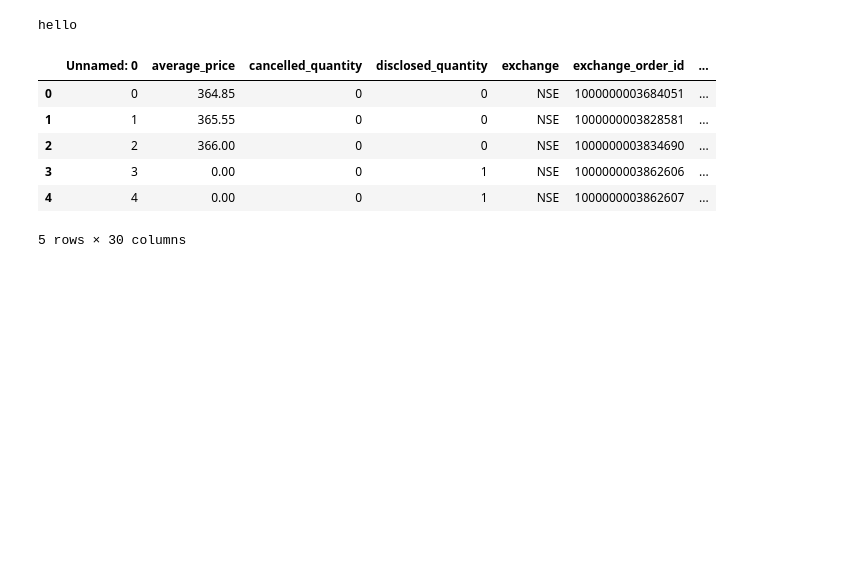
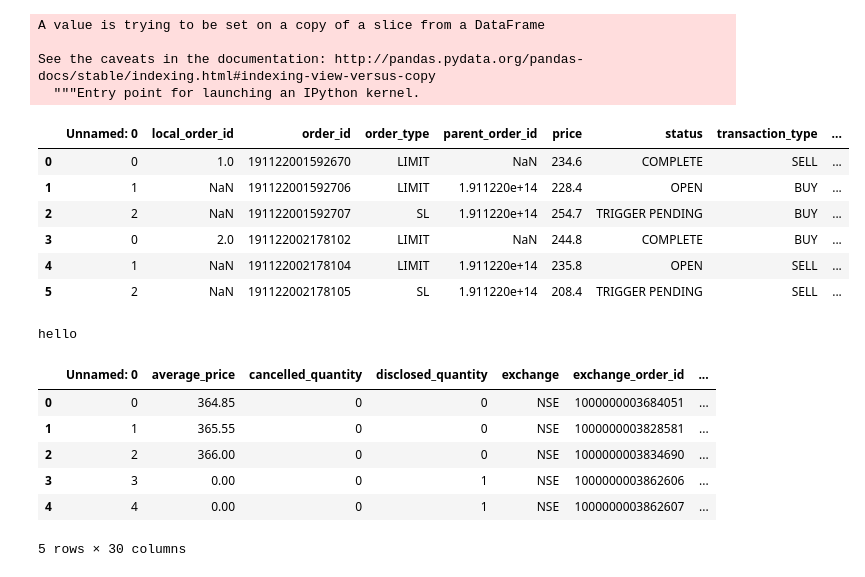
Before and after one commit to sarfrazahmed/APT, a Jupyter notebook: Live_Trading/OMS_Test.ipynb, the cells around one changed output. Drawn from its saved outputs; the diff is of its cells as text; code cells hidden in the pictures; blank space fills up the shorter version.

```diff
--- a/Live_Trading/OMS_Test.ipynb
+++ b/Live_Trading/OMS_Test.ipynb
@@ -8,3 +18,20 @@ stoploss_modified = 0
+# %%
+current_order['trigger_price'][current_order['trigger_price'] != 0] = 23
+# %% [output]
+A value is trying to be set on a copy of a slice from a DataFrame
+
+See the caveats in the documentation: http://pandas.pydata.org/pandas-docs/stable/indexing.html#indexing-view-versus-copy
+  """Entry point for launching an IPython kernel.
+# %%
+current_order
+# %% [output]
+|  | Unnamed: 0 | local_order_id | order_id | order_type | parent_order_id | price | status | transaction_type | ... |
+| 0 | 0 | 1.0 | 191122001592670 | LIMIT | NaN | 234.6 | COMPLETE | SELL | ... |
+| 1 | 1 | NaN | 191122001592706 | LIMIT | 1.911220e+14 | 228.4 | OPEN | BUY | ... |
+| 2 | 2 | NaN | 191122001592707 | SL | 1.911220e+14 | 254.7 | TRIGGER PENDING | BUY | ... |
+| 3 | 0 | 2.0 | 191122002178102 | LIMIT | NaN | 244.8 | COMPLETE | BUY | ... |
+| 4 | 1 | NaN | 191122002178104 | LIMIT | 1.911220e+14 | 235.8 | OPEN | SELL | ... |
+| 5 | 2 | NaN | 191122002178105 | SL | 1.911220e+14 | 208.4 | TRIGGER PENDING | SELL | ... |
 # %%
 if strategy_orders['semi-target_status'][strategy_orders['order_id'] == current_order.at[0, 'local_order_id']].values[0] == 1 and stoploss_modified == 0:
 # %% [output]
```
Also changed, not shown: parts of 2 cells of this notebook, 1 other file.
